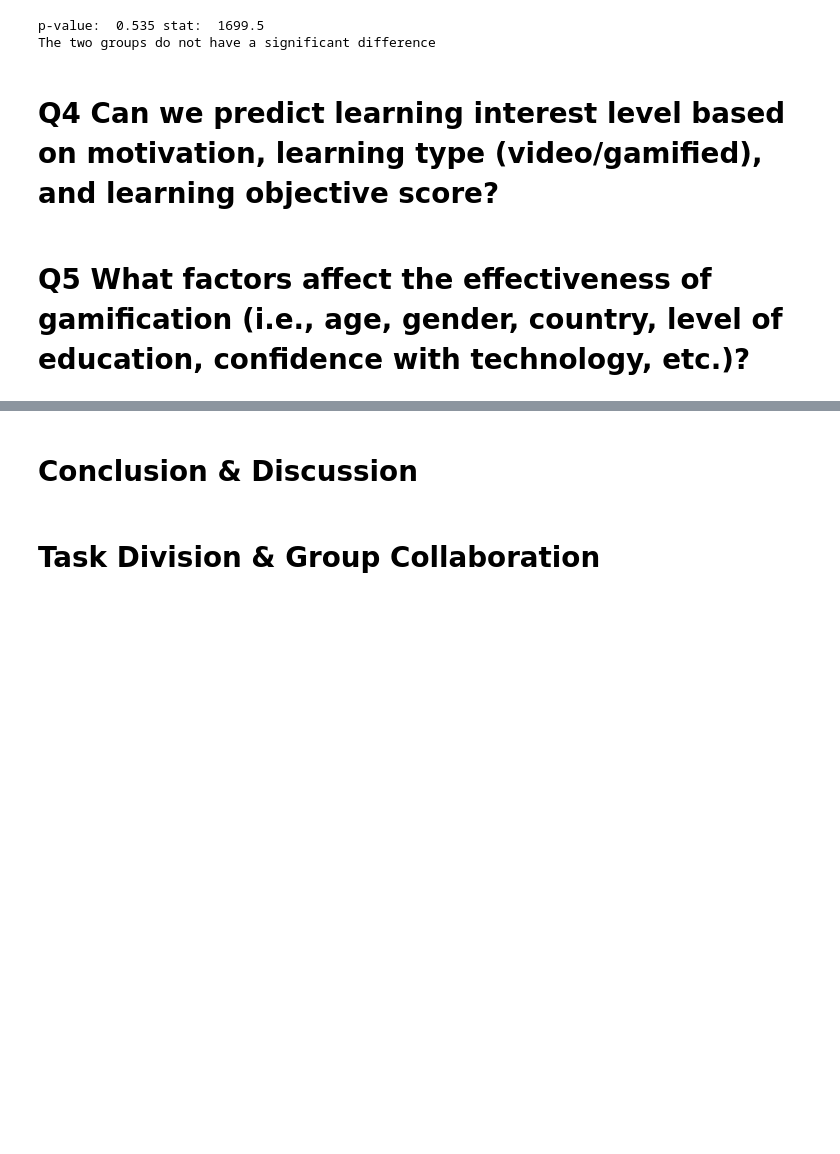
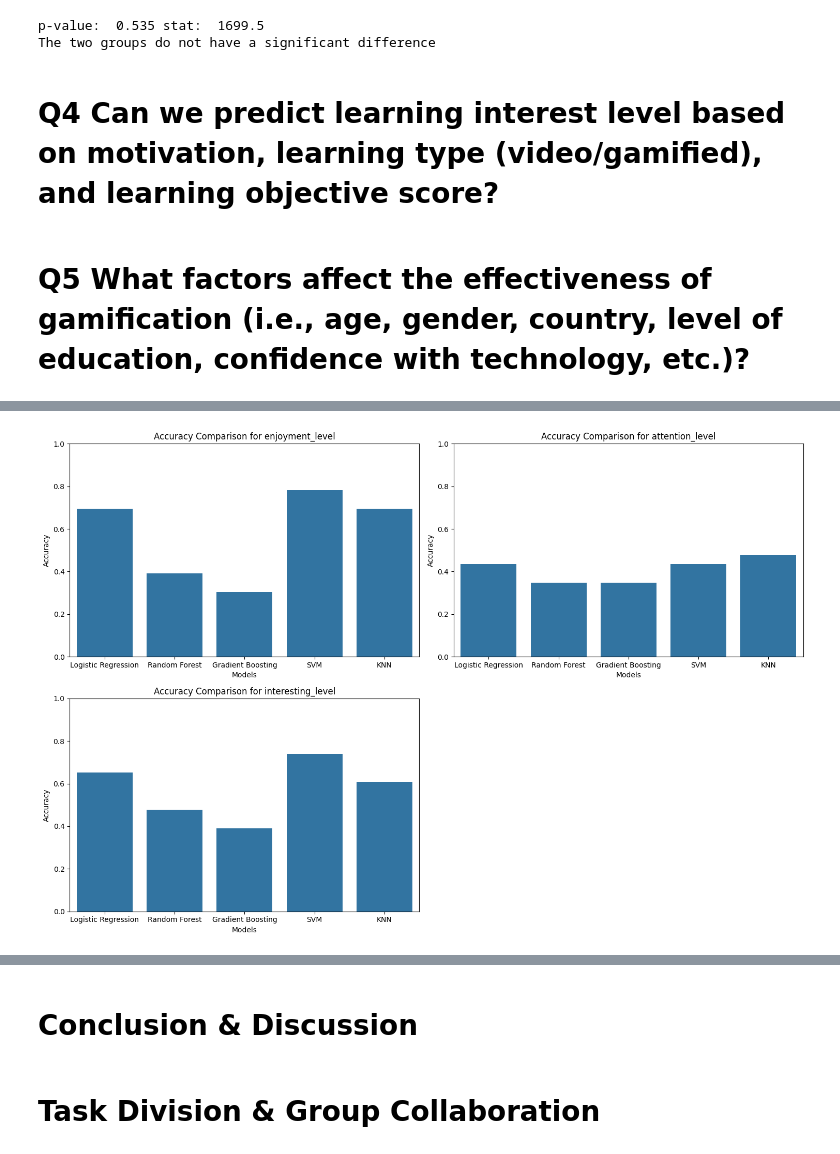
Before and after one commit to fredcatameo/DATA606_FinalProject, a Jupyter notebook: DATA606_FinalProject.ipynb, the cells around one changed output, grey strips where cells are left out. Saved outputs shown, nothing was run; the diff lists cells and outputs as text; code cells hidden in the pictures; blank space fills up the shorter version.

```diff
--- a/DATA606_FinalProject.ipynb
+++ b/DATA606_FinalProject.ipynb
@@ -1124,0 +1129,17 @@ The two groups do not have a significant difference
+# %%
+# Get subset of source dataframe with columns needed for learning motivation survey construct analysis
+columns_needed_prediction = ['ID', '@01Howmotivatedareyoutodaytotakepartinthistraining', '@02Video', '@03LearningObjectivesScore'
+                             , '@04Ienjoyeddoingthislearningmoduleverymuch', 'HoldingAttention', '@04Iwoulddescribethislearningmoduleveryinteresting']
+prediction_df = source_df[columns_needed_prediction]
+
+# Renaming columns
+prediction_df.rename(columns={
+    '@01Howmotivatedareyoutodaytotakepartinthistraining': 'motivation_level',
+    '@02Video': 'learning_type',
+    '@03LearningObjectivesScore': 'l_o_score',
+    '@04Ienjoyeddoingthislearningmoduleverymuch': 'enjoyment_level',
+    'HoldingAttention': 'attention_level',
+    '@04Iwoulddescribethislearningmoduleveryinteresting': 'interesting_level'
+}, inplace=True)
+
+prediction_df.tail()
@@ -1124,0 +1159,74 @@ The two groups do not have a significant difference
+# %%
+import pandas as pd
+from sklearn.model_selection import train_test_split
+from sklearn.preprocessing import StandardScaler
+from sklearn.linear_model import LogisticRegression
+from sklearn.ensemble import RandomForestClassifier, GradientBoostingClassifier
+from sklearn.svm import SVC
+from sklearn.neighbors import KNeighborsClassifier
+from sklearn.metrics import accuracy_score, f1_score, precision_score, recall_score
+import matplotlib.pyplot as plt
+import seaborn as sns
+
+# Assuming df is your DataFrame
+# Define the features and target variables
+features = ['motivation_level', 'learning_type', 'l_o_score']
+targets = ['enjoyment_level', 'attention_level', 'interesting_level']
+
+# Encoding categorical variable
+X = pd.get_dummies(prediction_df[features], columns=['learning_type'], drop_first=True)  # One-hot encoding
+
+# Define models
+models = {
+    'Logistic Regression': LogisticRegression(),
+    'Random Forest': RandomForestClassifier(n_estimators=100, random_state=42),
+    'Gradient Boosting': GradientBoostingClassifier(n_estimators=100, random_state=42),
+    'SVM': SVC(kernel='rbf'),
+    'KNN': KNeighborsClassifier(n_neighbors=5)
+}
+
+# Initialize a dictionary to store results
+results = {target: {} for target in targets}
+
+# Loop through each target variable
+for target in targets:
+    y = prediction_df[target]
+
+    # Train-test split
+    X_train, X_test, y_train, y_test = train_test_split(X, y, test_size=0.2, random_state=42)
+
+    # Scaling (for models like SVM, KNN, Logistic Regression)
+    scaler = StandardScaler()
+    X_train_scaled = scaler.fit_transform(X_train)
+    X_test_scaled = scaler.transform(X_test)
+
+    # Train & evaluate models
+    for name, model in models.items():
+        model.fit(X_train_scaled, y_train)  # Train
+        y_pred = model.predict(X_test_scaled)  # Predict
+
+        # Store results
+        results[target][name] = {
+            'Accuracy': accuracy_score(y_test, y_pred),
+            'F1 Score': f1_score(y_test, y_pred, average='weighted'),
+            'Precision': precision_score(y_test, y_pred, average='weighted'),
+            'Recall': recall_score(y_test, y_pred, average='weighted')
+        }
+
+# Convert results to a DataFrame for each target
+results_df = {target: pd.DataFrame(results[target]).T for target in targets}
+
+# Plotting the accuracy comparison
+plt.figure(figsize=(15, 10))
+for i, target in enumerate(targets, 1):
+    plt.subplot(2, 2, i)
+    sns.barplot(x=results_df[target].index, y=results_df[target]['Accuracy'])
+    plt.title(f'Accuracy Comparison for {target}')
+    plt.xlabel('Models')
+    plt.ylabel('Accuracy')
+    plt.ylim(0, 1)  # Assuming accuracy is between 0 and 1
+
+plt.tight_layout()
+plt.show()
+# %% [output]
+[figure, added]
```
Also changed, not shown: parts of 14 cells of this notebook.
